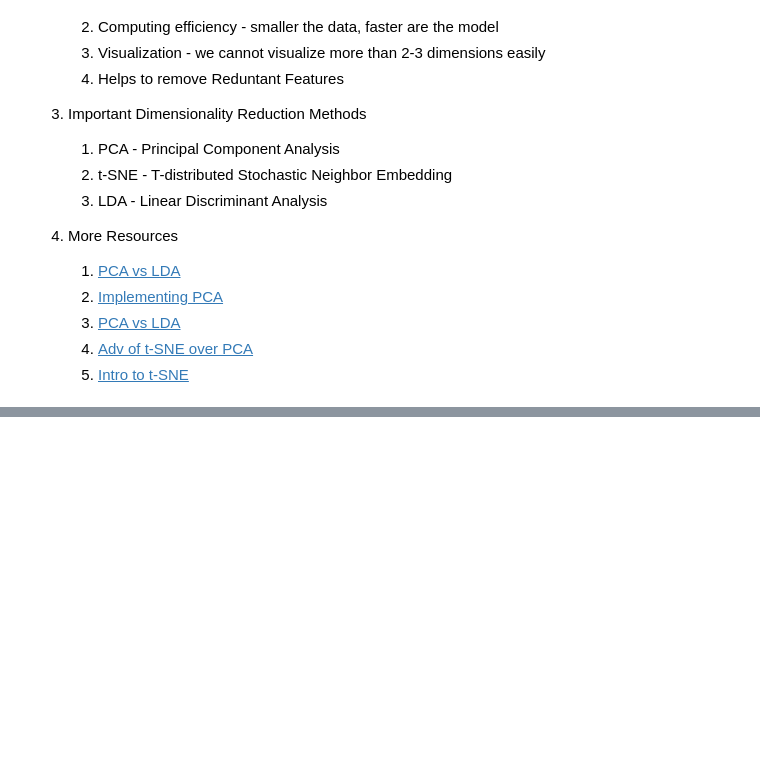
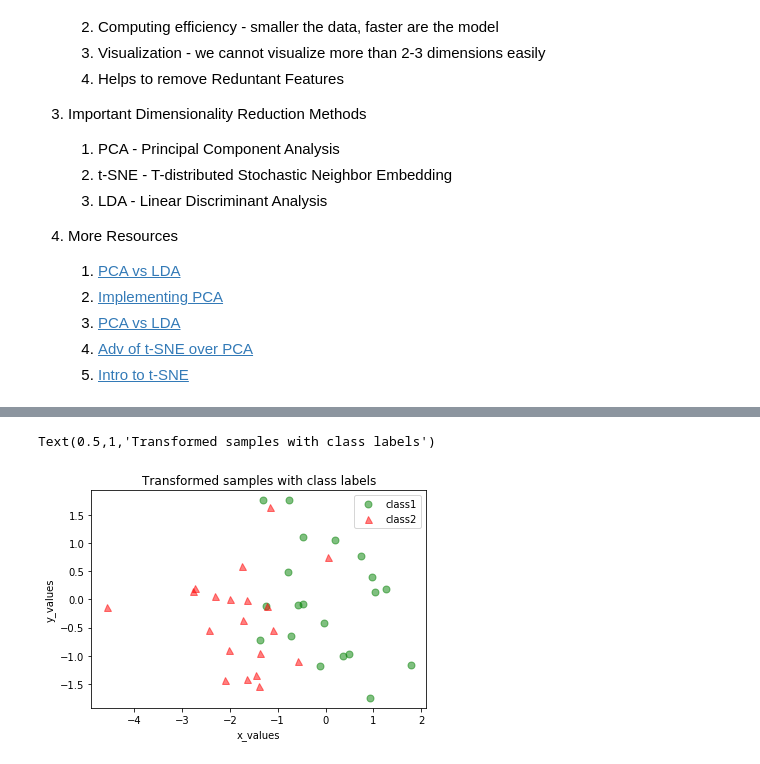
Before and after one commit to Adityajn/Machine-Learning-Algos, a Jupyter notebook: Dimensionality Reduction | PCA, LDA, t-SNE.ipynb, the cells around one changed output, grey strips where cells are left out. Drawn from its saved outputs; the diff is of its cells as text; code cells hidden in the pictures; blank space fills up the shorter version.

```diff
--- a/Dimensionality Reduction | PCA, LDA, t-SNE.ipynb
+++ b/Dimensionality Reduction | PCA, LDA, t-SNE.ipynb
@@ -28,0 +141,10 @@
+# %%
+#step 6 -  compute eigenvector and eigenvalues
+# eigenvector gives direction in which data is more spread out
+# eigenvalue gives value about how much data is spread out
+# each eigen vector is associated with  one eigen value
+# the eigenvector with biggest eigen value is principal component
+
+eig_val,eig_vec = np.linalg.eig(cov_mat)
+print("Eigen_val\n",eig_val)
+print("Eigen_vec\n",eig_vec)
@@ -28,0 +158,12 @@
+# %%
+# step 7
+# Make a list of (eigenvalue, eigenvector) tuples and sort them
+eig_pairs = [(np.abs(eig_val[i]), eig_vec[:,i])
+             for i in range(len(eig_val))]
+
+# Sort the (eigenvalue, eigenvector) tuples from high to low
+eig_pairs.sort(reverse=True)
+
+# Visually confirm that the list is correctly sorted by decreasing eigenvalues
+for i in eig_pairs:
+    print(i[0])
@@ -28,0 +174,6 @@
+# %%
+#step 8 - choose k eigenvector
+#k is 2
+matrix_w = np.hstack((eig_pairs[0][1].reshape(3,1),
+                      eig_pairs[1][1].reshape(3,1)))
+print('Matrix W:\n', matrix_w)
@@ -28,0 +185,4 @@
+# %%
+#step 9 transform our data using this eigenpair
+transformed = matrix_w.T.dot(all_samples)
+print(transformed)
@@ -28,0 +204,12 @@
+# %%
+plt.plot(transformed[0,0:20], transformed[1,0:20],
+         'o', markersize=7, color='green', alpha=0.5, label='class1')
+plt.plot(transformed[0,20:40], transformed[1,20:40],
+         '^', markersize=7, color='red', alpha=0.5, label='class2')
+plt.xlabel('x_values')
+plt.ylabel('y_values')
+plt.legend()
+plt.title('Transformed samples with class labels')
+# %% [output]
+Text(0.5,1,'Transformed samples with class labels')
+[figure, added]
```
Also changed, not shown: parts of 17 cells of this notebook.
